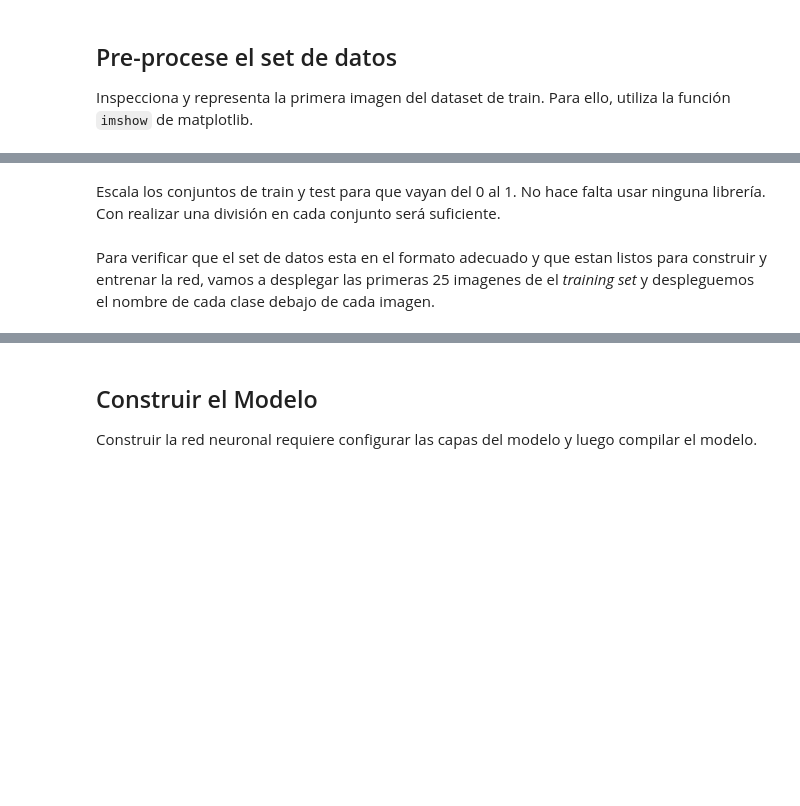
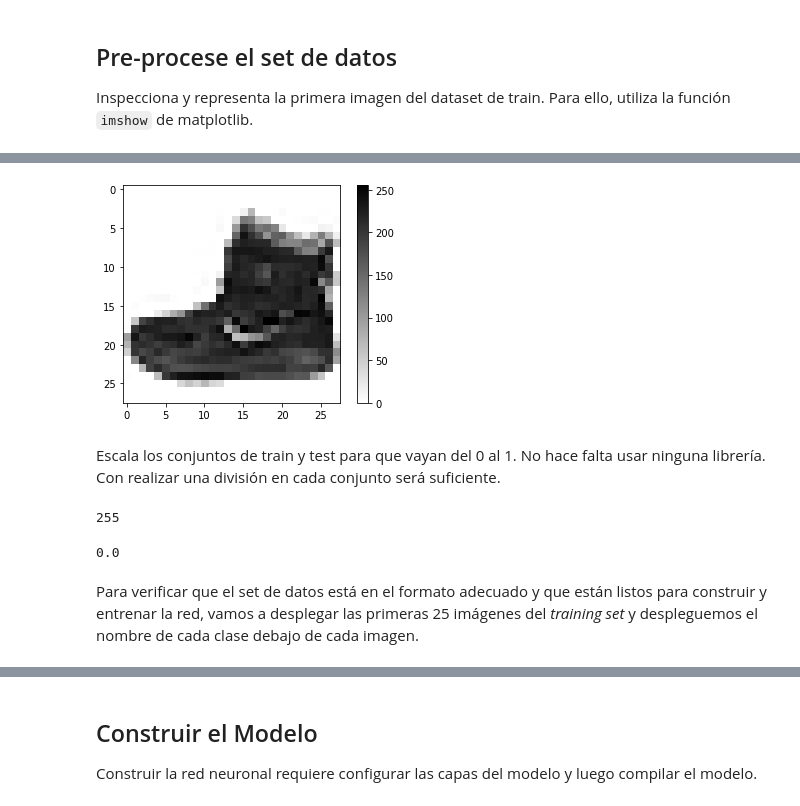
Before and after one commit to MNievas12/2304_dsft_thebridge, a Jupyter notebook: 3-Machine_Learning/4-Deep_Learning/1-Intro Deep Learning/ejercicios/Deep Learning classification.ipynb, the cells around one changed output, grey strips where cells are left out. Cells and saved outputs as stored; diff of their text form; code cells hidden in the pictures; blank space fills up the shorter version.

```diff
--- a/3-Machine_Learning/4-Deep_Learning/1-Intro Deep Learning/ejercicios/Deep Learning classification.ipynb
+++ b/3-Machine_Learning/4-Deep_Learning/1-Intro Deep Learning/ejercicios/Deep Learning classification.ipynb
@@ -23,0 +30,4 @@ Para importar y cargar el set de datos de MNIST directamente de TensorFlow:
+# %%
+fashion_mnist = keras.datasets.fashion_mnist
+# %%
+len(fashion_mnist.load_data()[1][0])
@@ -23,0 +36,2 @@ Para importar y cargar el set de datos de MNIST directamente de TensorFlow:
+# %%
+(X_train, y_train), (X_test, y_test) = fashion_mnist.load_data()
@@ -86,2 +169,11 @@ Inspecciona y representa la primera imagen del dataset de train. Para ello, util
+# %%
+plt.imshow(X_train[0], cmap='binary')
+plt.colorbar();
+# %% [output]
+[figure, added]
 # %% [markdown]
 Escala los conjuntos de train y test para que vayan del 0 al 1. No hace falta usar ninguna librería. Con realizar una división en cada conjunto será suficiente.
+# %%
+X_train.max()
+# %% [output]
+255
@@ -88,2 +183,6 @@ Escala los conjuntos de train y test para que vayan del 0 al 1. No hace falta us
+# %%
+X_train.min()
+# %% [output]
+0.0
 # %% [markdown]
-Para verificar que el set de datos esta en el formato adecuado y que estan listos para construir y entrenar la red, vamos a desplegar las primeras 25 imagenes de el *training set* y despleguemos el nombre de cada clase debajo de cada imagen.
+Para verificar que el set de datos está en el formato adecuado y que están listos para construir y entrenar la red, vamos a desplegar las primeras 25 imágenes del *training set* y despleguemos el nombre de cada clase debajo de cada imagen.
```
Also changed, not shown: parts of 47 cells of this notebook, 5 other files.
